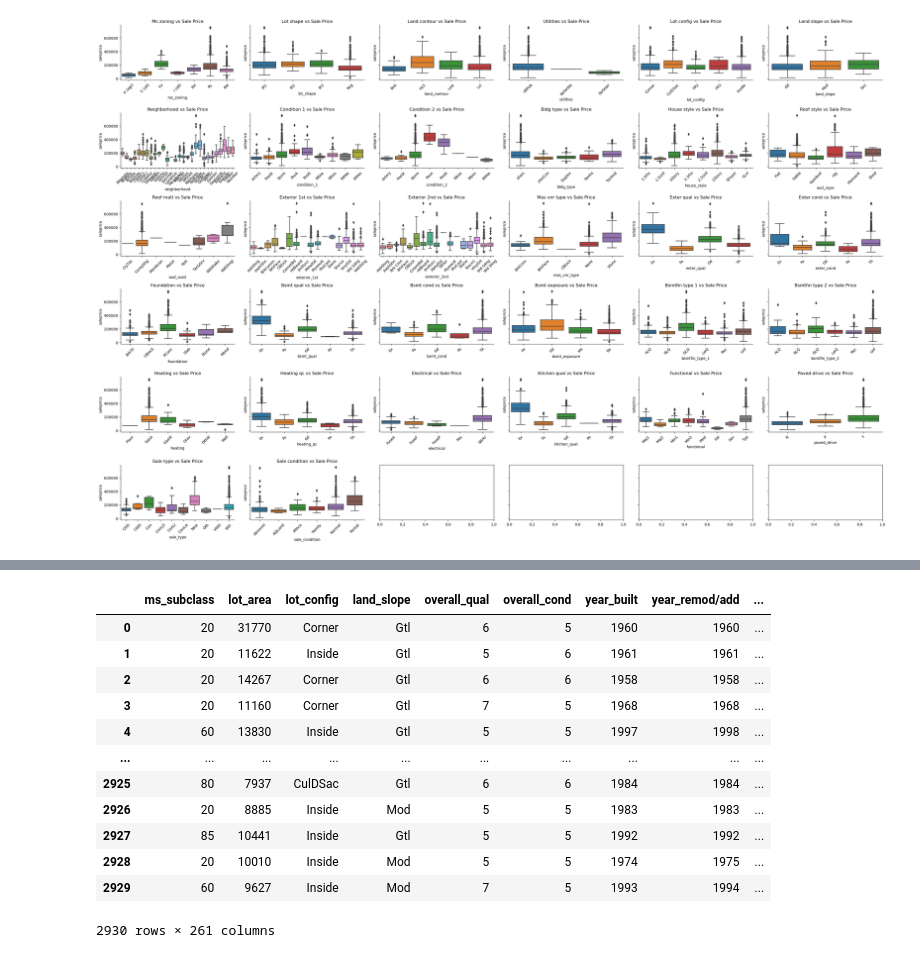
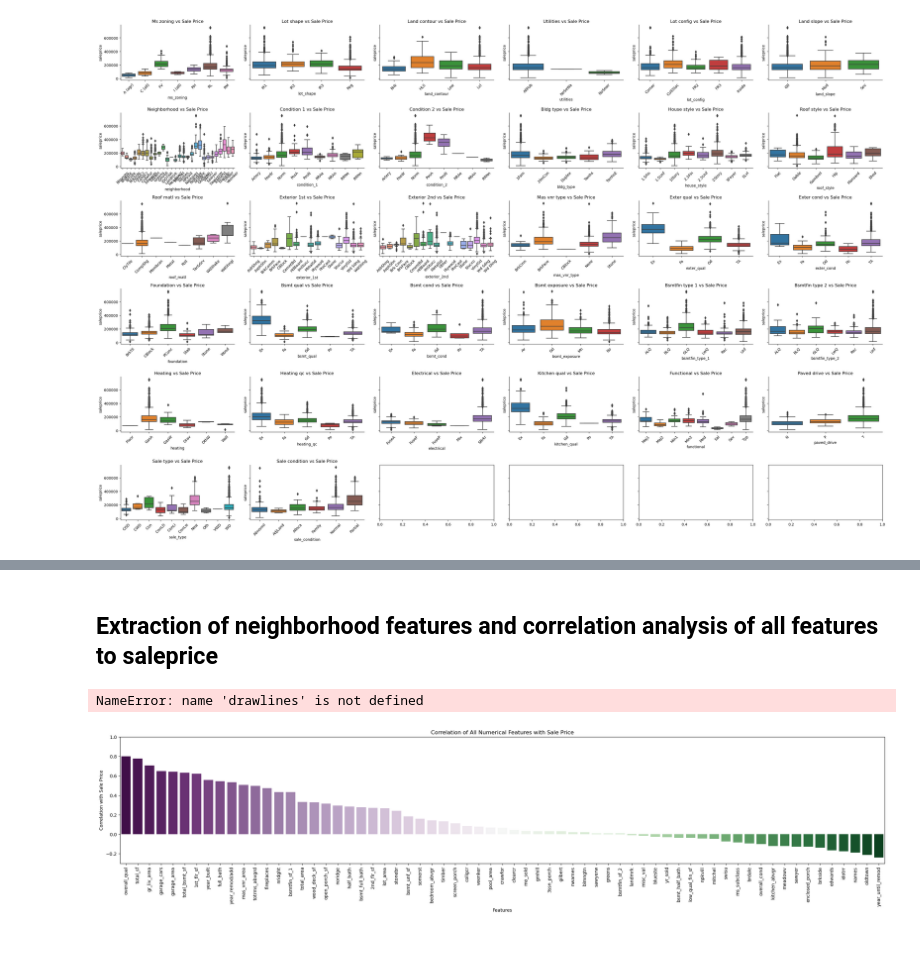
Before and after one commit to Mschaid/house_prediction, a Jupyter notebook: notebooks/house_EDA_modeling.ipynb, the cells around one changed output, grey strips where cells are left out. Saved outputs shown, nothing was run; the diff lists cells and outputs as text; code cells hidden in the pictures.

```diff
--- a/notebooks/house_EDA_modeling.ipynb
+++ b/notebooks/house_EDA_modeling.ipynb
@@ -122,26 +85,3 @@ def make_reg_panel(cols):
 make_reg_panel(sqr_footage)
 # %% [output]
 [figure]
-# %%
-
-format = {
-       'xlabel':'Features',
-       'ylabel':'Correlation with Sale Price',
-       'title':'Correlation of Numerical Features with Sale Price',
-       "ylim": (-0.3, 1)
-}
-corr = pd.DataFrame(homes.corr()['saleprice'].sort_values(ascending=False))
-
-def drawlines(*args):
-       for arg in args:
-              ax.axhline(arg, color='black', linestyle='--', linewidth=2)
-
-fig, ax = plt.subplots(figsize=(15, 8))
-sns.barplot(data=corr.iloc[1:], x=list(corr.iloc[1:].index), y='saleprice', palette='PRGn', ax=ax)
-
-ax.set(**format)
-
-plt.xticks(rotation=66)
-drawlines(*(0.3, -0.1))
-sns.despine()
-plt.show()
@@ -193,50 +127,31 @@ plot_categorical()
+# %% [markdown]
+## Extraction of neighborhood features and correlation analysis of all features to saleprice
 # %%
 
 
 
-
-cat_to_drop = ['land_slope', 'lot_config'] + drop_area_cols
-all_cat = [ c for c in homes.select_dtypes('category').columns.tolist() if c not in cat_to_drop]
-
-cat_dum = pd.get_dummies(homes[all_cat])
+processed_homes = dp.get_dummies(homes)
+processed_corr = pd.DataFrame(processed_homes.corr()['saleprice'].sort_values(ascending=False))
 
 
-feature_dummies = pd.concat([homes, cat_dum], axis=1).drop(columns=all_cat)
-feature_dummies
 
-processed_homes =pd.concat([homes.select_dtypes('number'), feature_dummies])
-
+fig, ax = plt.subplots(figsize=(30, 5))
 format = {
        'xlabel':'Features',
        'ylabel':'Correlation with Sale Price',
        'title':'Correlation of All Numerical Features with Sale Price',
        "ylim": (-0.3, 1)
-}
-processed_corr = pd.DataFrame(processed_homes.corr()['saleprice'].sort_values(ascending=False))
-
-
-
-fig, ax = plt.subplots(figsize=(30, 5))
+       }
 sns.barplot(data=processed_corr.iloc[1:], x=list(processed_corr.iloc[1:].index), y='saleprice', palette='PRGn', ax=ax)
 
 ax.set(**format)
 
 plt.xticks(rotation=90)
 drawlines(*(0.3, -0.1))
 sns.despine()
 ax.annotate('lines indicate threshold criteria for feature selection', xy=(150, 1), xytext=(70, 0.5))
+plt.show()
 # %% [output]
-|  | ms_subclass | lot_area | lot_config | land_slope | overall_qual | overall_cond | year_built | year_remod/add | ... |
-| 0 | 20 | 31770 | Corner | Gtl | 6 | 5 | 1960 | 1960 | ... |
-| 1 | 20 | 11622 | Inside | Gtl | 5 | 6 | 1961 | 1961 | ... |
-| 2 | 20 | 14267 | Corner | Gtl | 6 | 6 | 1958 | 1958 | ... |
-| 3 | 20 | 11160 | Corner | Gtl | 7 | 5 | 1968 | 1968 | ... |
-| 4 | 60 | 13830 | Inside | Gtl | 5 | 5 | 1997 | 1998 | ... |
-| ... | ... | ... | ... | ... | ... | ... | ... | ... | ... |
-| 2925 | 80 | 7937 | CulDSac | Gtl | 6 | 6 | 1984 | 1984 | ... |
-| 2926 | 20 | 8885 | Inside | Mod | 5 | 5 | 1983 | 1983 | ... |
-| 2927 | 85 | 10441 | Inside | Gtl | 5 | 5 | 1992 | 1992 | ... |
-| 2928 | 20 | 10010 | Inside | Mod | 5 | 5 | 1974 | 1975 | ... |
-| 2929 | 60 | 9627 | Inside | Mod | 7 | 5 | 1993 | 1994 | ... |
-2930 rows × 261 columns
+NameError: name 'drawlines' is not defined
+[figure, added]
 # %%
```
Also changed, not shown: parts of 20 cells of this notebook, 12 other files.
